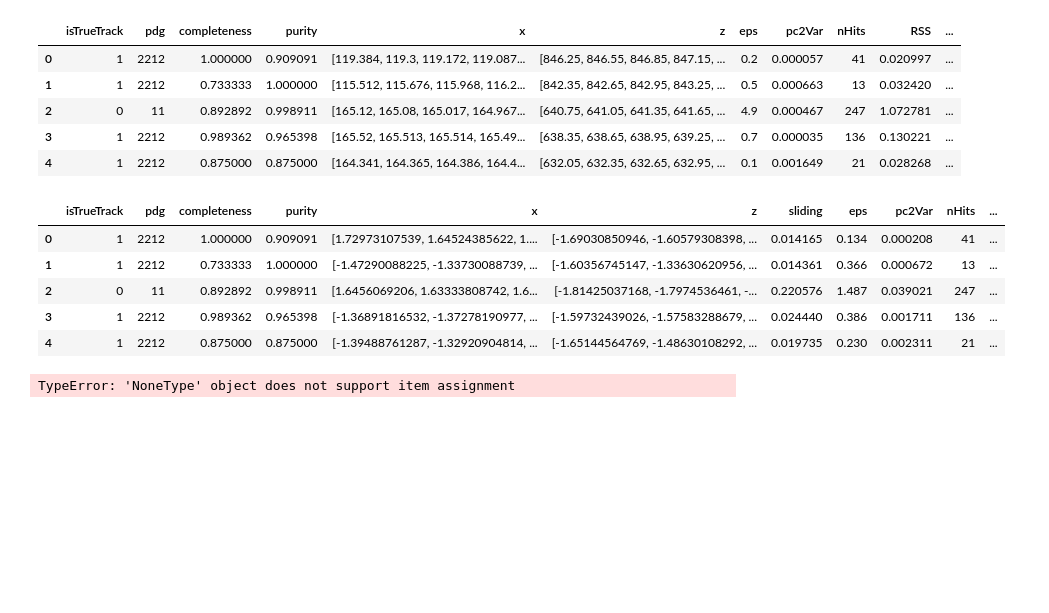
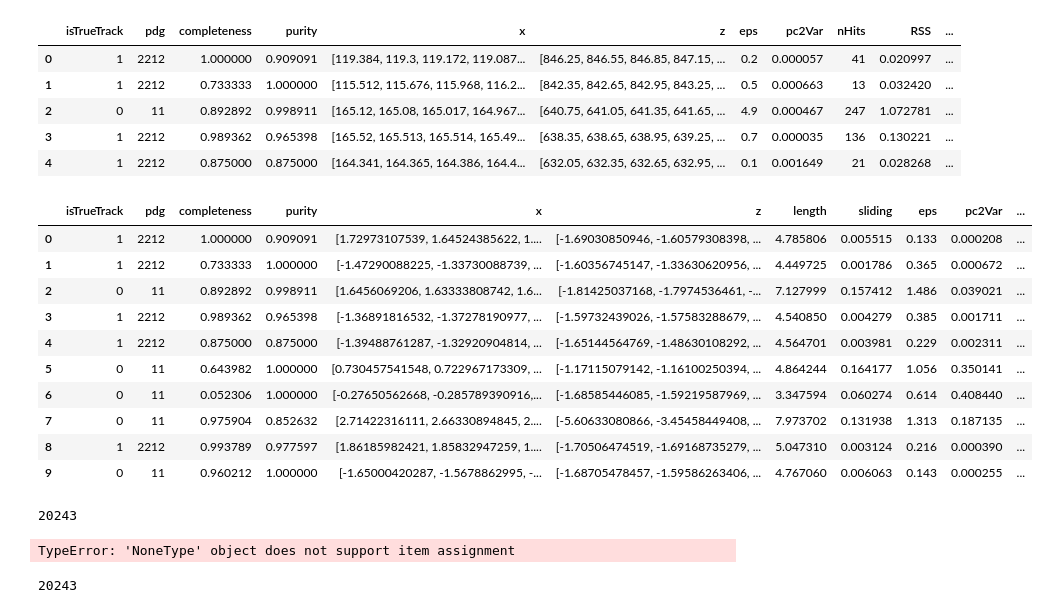
Before and after one commit to daanyaal1/Pandora-Masters-Project, a Jupyter notebook: Code/full_data_preprocessing (latest).ipynb, the cells around one changed output. Drawn from its saved outputs; the diff is of its cells as text; code cells hidden in the pictures; blank space fills up the shorter version.

```diff
--- a/Code/full_data_preprocessing (latest).ipynb
+++ b/Code/full_data_preprocessing (latest).ipynb
@@ -187,11 +293,11 @@ epsList
 # %%
 nHits = [len(df.x[i]) for i in range(len(df)) ]
 # %%
-def slidingWindowHelper(x,y, n):
+def slidingWindowHelper(x,y, n, length):
 
     reg=LinearRegression().fit(x.reshape(-1,1), y)
     reg.coef_, reg.intercept_
-    d=0.5
+    d=length/50
     m = reg.coef_[0]
 
 
@@ -242,7 +348,7 @@ def SlidingWindow(df,n):
     for i in range(len(df)):
 
         #print(df.x[i], df.z[i])
-        answer = slidingWindowHelper(np.array(df.x[i]),np.array(df.z[i]), n )
+        answer = slidingWindowHelper(np.array(df.x[i]),np.array(df.z[i]), n, df.length[i])
         print(i,answer)
         slidingWindowList.append(answer)
     return slidingWindowList
@@ -295,7 +383,9 @@ sl
 | 3 | 1 | 2212 | 0.989362 | 0.965398 | [165.52, 165.513, 165.514, 165.49... | [638.35, 638.65, 638.95, 639.25, ... | 0.7 | 0.000035 | 136 | 0.130221 | ... |
 | 4 | 1 | 2212 | 0.875000 | 0.875000 | [164.341, 164.365, 164.386, 164.4... | [632.05, 632.35, 632.65, 632.95, ... | 0.1 | 0.001649 | 21 | 0.028268 | ... |
 # %%
-df['sliding']=sliding
+df['sliding_modified']=sliding
+# %%
+df['envelope']=area
 # %%
 df['eps'] =epsList
 df['pc2Var'] = pc2Var
@@ -303,12 +393,17 @@ df['nHits']=nHits
 df['RSS']=RSS
 df['RSS2']=RSS2
 # %%
-df.head()
+df.head(10)
 # %% [output]
-|  | isTrueTrack | pdg | completeness | purity | x | z | sliding | eps | pc2Var | nHits | ... |
-| 0 | 1 | 2212 | 1.000000 | 0.909091 | [1.72973107539, 1.64524385622, 1.... | [-1.69030850946, -1.60579308398, ... | 0.014165 | 0.134 | 0.000208 | 41 | ... |
-| 1 | 1 | 2212 | 0.733333 | 1.000000 | [-1.47290088225, -1.33730088739, ... | [-1.60356745147, -1.33630620956, ... | 0.014361 | 0.366 | 0.000672 | 13 | ... |
-| 2 | 0 | 11 | 0.892892 | 0.998911 | [1.6456069206, 1.63333808742, 1.6... | [-1.81425037168, -1.7974536461, -... | 0.220576 | 1.487 | 0.039021 | 247 | ... |
-| 3 | 1 | 2212 | 0.989362 | 0.965398 | [-1.36891816532, -1.37278190977, ... | [-1.59732439026, -1.57583288679, ... | 0.024440 | 0.386 | 0.001711 | 136 | ... |
-| 4 | 1 | 2212 | 0.875000 | 0.875000 | [-1.39488761287, -1.32920904814, ... | [-1.65144564769, -1.48630108292, ... | 0.019735 | 0.230 | 0.002311 | 21 | ... |
+|  | isTrueTrack | pdg | completeness | purity | x | z | length | sliding | eps | pc2Var | ... |
+| 0 | 1 | 2212 | 1.000000 | 0.909091 | [1.72973107539, 1.64524385622, 1.... | [-1.69030850946, -1.60579308398, ... | 4.785806 | 0.005515 | 0.133 | 0.000208 | ... |
+| 1 | 1 | 2212 | 0.733333 | 1.000000 | [-1.47290088225, -1.33730088739, ... | [-1.60356745147, -1.33630620956, ... | 4.449725 | 0.001786 | 0.365 | 0.000672 | ... |
+| 2 | 0 | 11 | 0.892892 | 0.998911 | [1.6456069206, 1.63333808742, 1.6... | [-1.81425037168, -1.7974536461, -... | 7.127999 | 0.157412 | 1.486 | 0.039021 | ... |
+| 3 | 1 | 2212 | 0.989362 | 0.965398 | [-1.36891816532, -1.37278190977, ... | [-1.59732439026, -1.57583288679, ... | 4.540850 | 0.004279 | 0.385 | 0.001711 | ... |
+| 4 | 1 | 2212 | 0.875000 | 0.875000 | [-1.39488761287, -1.32920904814, ... | [-1.65144564769, -1.48630108292, ... | 4.564701 | 0.003981 | 0.229 | 0.002311 | ... |
+| 5 | 0 | 11 | 0.643982 | 1.000000 | [0.730457541548, 0.722967173309, ... | [-1.17115079142, -1.16100250394, ... | 4.864244 | 0.164177 | 1.056 | 0.350141 | ... |
+| 6 | 0 | 11 | 0.052306 | 1.000000 | [-0.27650562668, -0.285789390916,... | [-1.68585446085, -1.59219587969, ... | 3.347594 | 0.060274 | 0.614 | 0.408440 | ... |
+| 7 | 0 | 11 | 0.975904 | 0.852632 | [2.71422316111, 2.66330894845, 2.... | [-5.60633080866, -3.45458449408, ... | 7.973702 | 0.131938 | 1.313 | 0.187135 | ... |
+| 8 | 1 | 2212 | 0.993789 | 0.977597 | [1.86185982421, 1.85832947259, 1.... | [-1.70506474519, -1.69168735279, ... | 5.047310 | 0.003124 | 0.216 | 0.000390 | ... |
+| 9 | 0 | 11 | 0.960212 | 1.000000 | [-1.65000420287, -1.5678862995, -... | [-1.68705478457, -1.59586263406, ... | 4.767060 | 0.006063 | 0.143 | 0.000255 | ... |
 # %%
@@ -316,5 +411,13 @@ df.to_csv('../BNB_nue data/nue_and_mu_scaledVars.csv')
+# %%
+len(pc2Var)
+# %% [output]
+20243
 # %%
 # %% [output]
 TypeError: 'NoneType' object does not support item assignment
+# %%
+len(epsList)
+# %% [output]
+20243
 # %%
 # %% [output]
```
Also changed, not shown: parts of 16 cells of this notebook, 1 other file.
